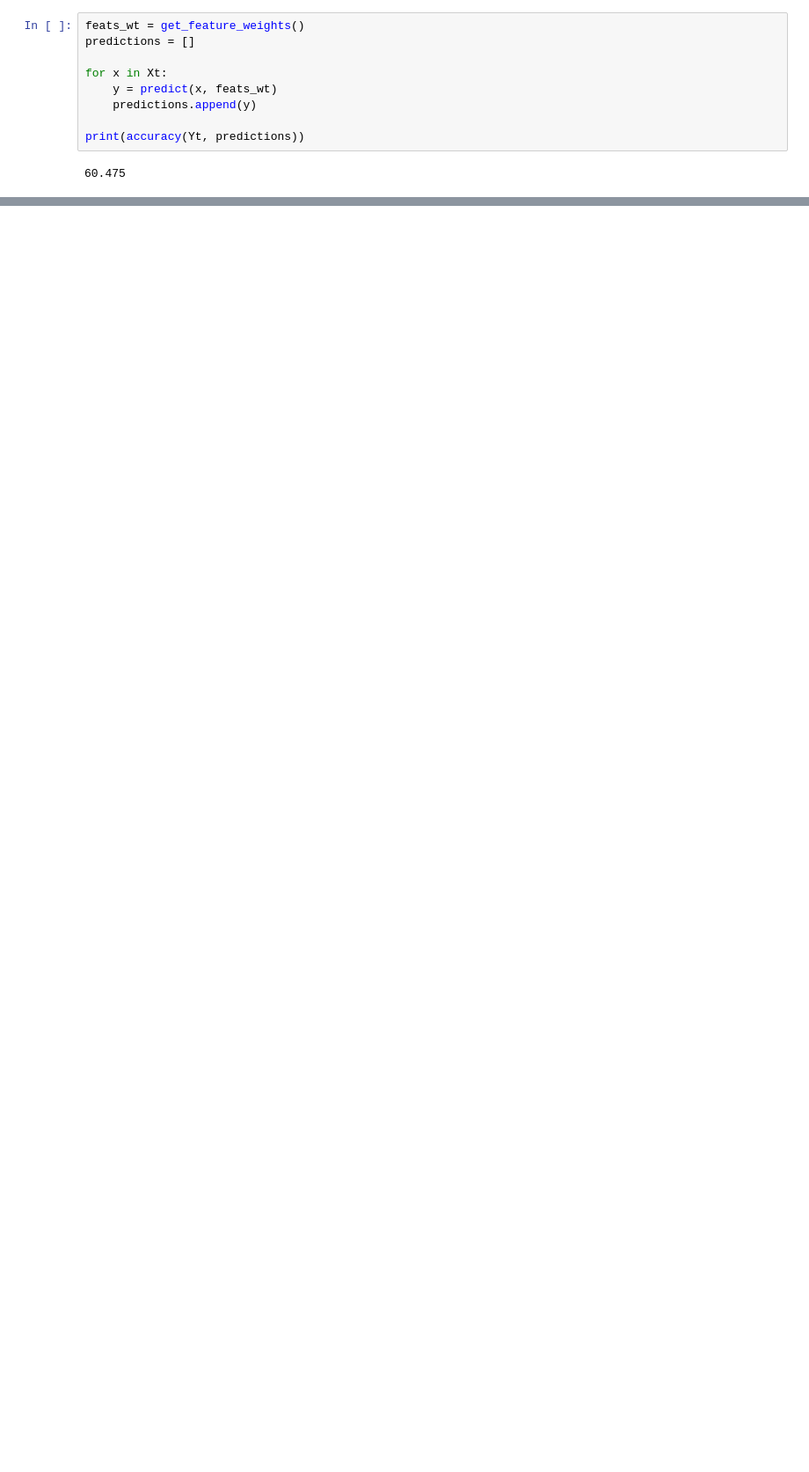
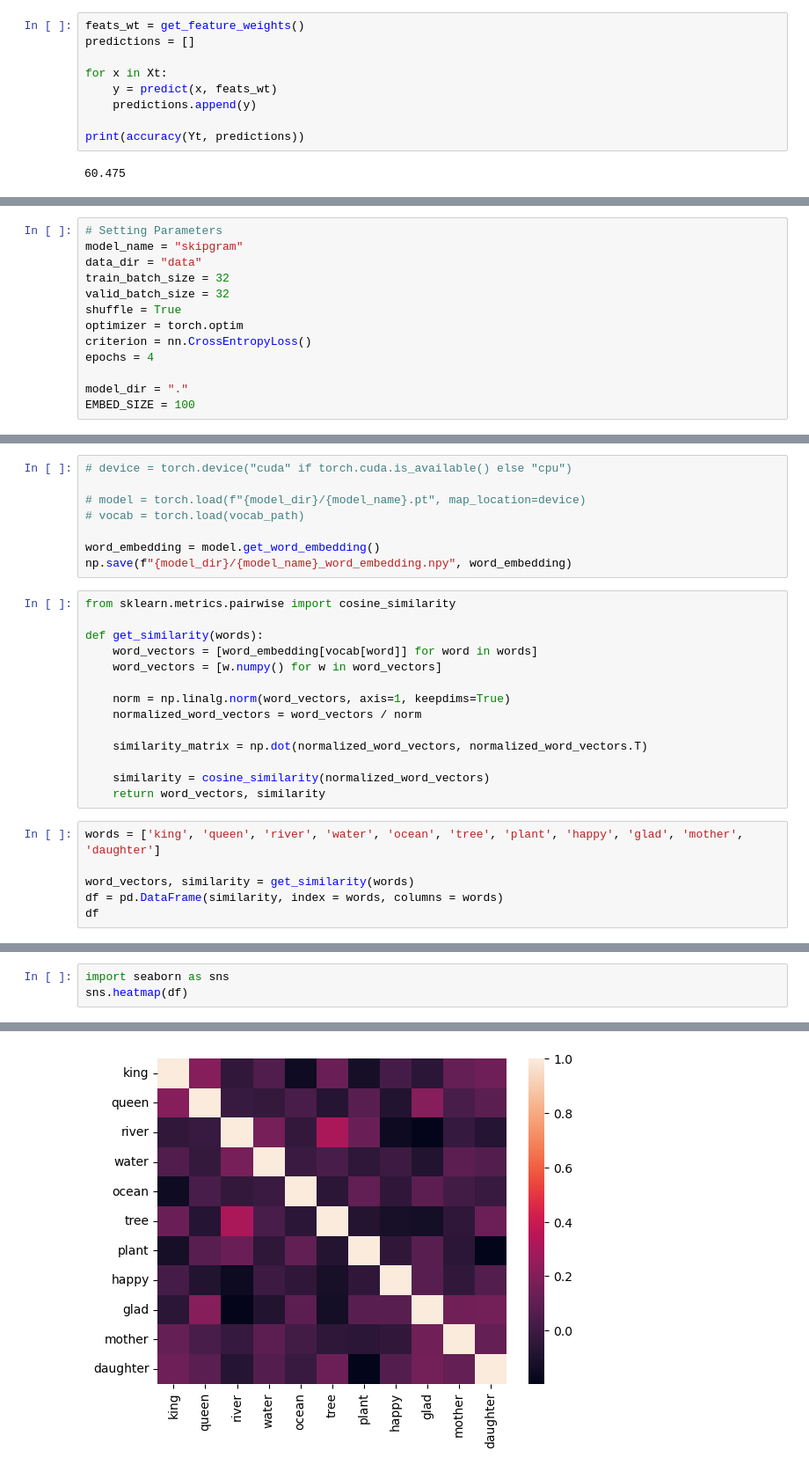
Before and after one commit to kmAyush/ML-by-practice, a Jupyter notebook: NLP/Sentiment_Classifier.ipynb, the cells around one changed output, grey strips where cells are left out. Shown at 88% size. Saved outputs shown, nothing was run; the diff lists cells and outputs as text; blank space fills up the shorter version.

```diff
--- a/NLP/Sentiment_Classifier.ipynb
+++ b/NLP/Sentiment_Classifier.ipynb
@@ -163,0 +497,13 @@ ax.set_ylim(-2, 2)
+# %%
+# Setting Parameters
+model_name = "skipgram"
+data_dir = "data"
+train_batch_size = 32
+valid_batch_size = 32
+shuffle = True
+optimizer = torch.optim
+criterion = nn.CrossEntropyLoss()
+epochs = 4
+
+model_dir = "."
+EMBED_SIZE = 100
@@ -163,0 +538,28 @@ ax.set_ylim(-2, 2)
+# %%
+# device = torch.device("cuda" if torch.cuda.is_available() else "cpu")
+
+# model = torch.load(f"{model_dir}/{model_name}.pt", map_location=device)
+# vocab = torch.load(vocab_path)
+
+word_embedding = model.get_word_embedding()
+np.save(f"{model_dir}/{model_name}_word_embedding.npy", word_embedding)
+# %%
+from sklearn.metrics.pairwise import cosine_similarity
+
+def get_similarity(words):
+    word_vectors = [word_embedding[vocab[word]] for word in words]
+    word_vectors = [w.numpy() for w in word_vectors]
+
+    norm = np.linalg.norm(word_vectors, axis=1, keepdims=True)
+    normalized_word_vectors = word_vectors / norm
+
+    similarity_matrix = np.dot(normalized_word_vectors, normalized_word_vectors.T)
+
+    similarity = cosine_similarity(normalized_word_vectors)
+    return word_vectors, similarity
+# %%
+words = ['king', 'queen', 'river', 'water', 'ocean', 'tree', 'plant', 'happy', 'glad', 'mother', 'daughter']
+
+word_vectors, similarity = get_similarity(words)
+df = pd.DataFrame(similarity, index = words, columns = words)
+df
@@ -163,0 +579,4 @@ ax.set_ylim(-2, 2)
+# %%
+import seaborn as sns
+sns.heatmap(df)
+# %% [output]
@@ -163,0 +584 @@ ax.set_ylim(-2, 2)
+[figure, added]
```
Also changed, not shown: parts of 55 cells of this notebook, 3 other files.
